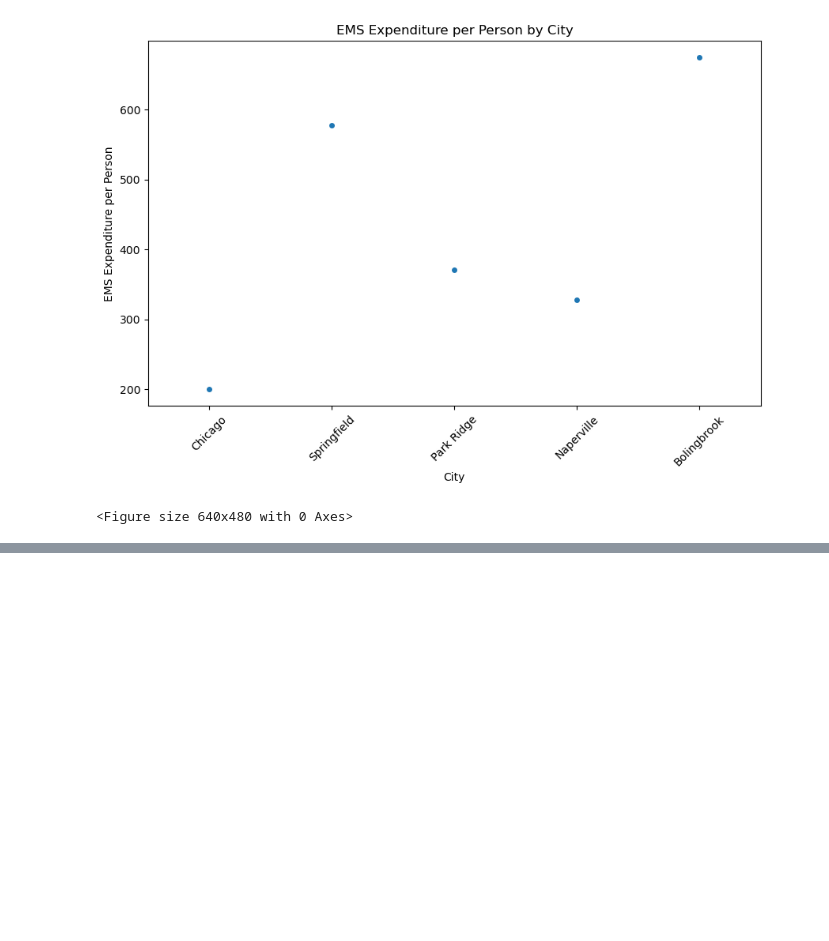
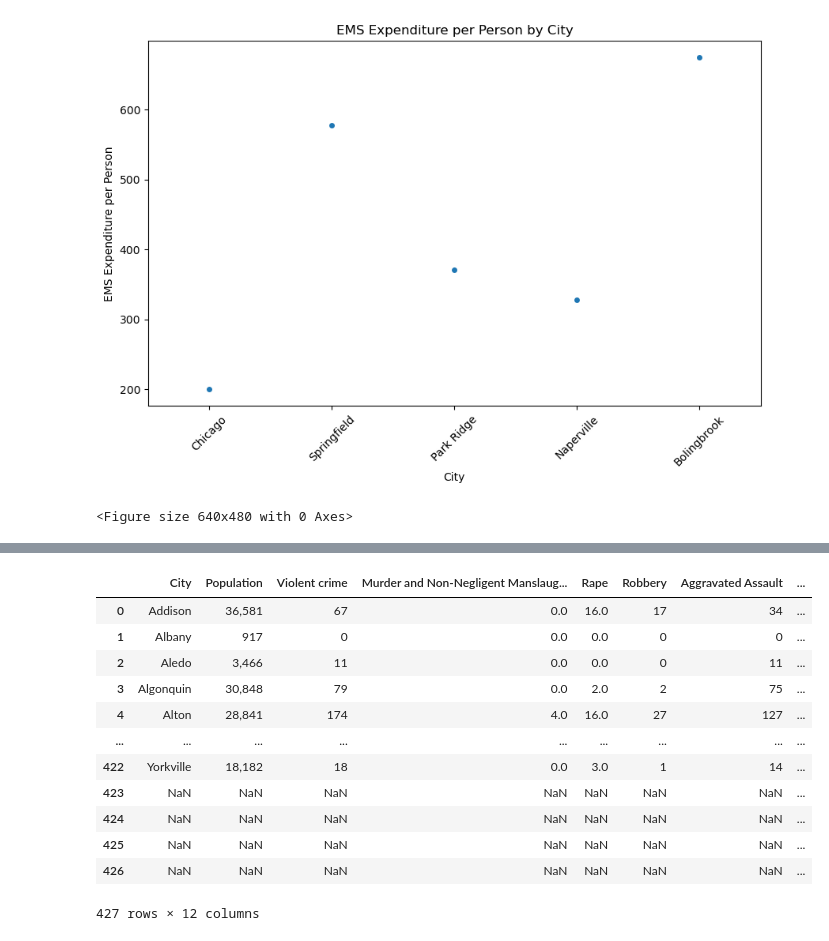
Before and after one commit to Expopanda/Project_1, a Jupyter notebook: master_analysis.ipynb, the cells around one changed output, grey strips where cells are left out. Drawn from its saved outputs; the diff is of its cells as text; code cells hidden in the pictures; blank space fills up the shorter version.

```diff
--- a/master_analysis.ipynb
+++ b/master_analysis.ipynb
@@ -823,3 +825,44 @@ Naperville: 327.72971483119784
 Bolingbrook: 674.8591498817192
 [figure]
 <Figure size 640x480 with 0 Axes>
+# %%
+# import the state files
+file_1 = Path("../Project_1/Resources/FBI_2010_illinois_amended.csv")
+file_2 = Path("../Project_1/Resources/FBI_2011_illinois_amended.csv")
+file_3 = Path("../Project_1/Resources/FBI_2012_illinois_amended.csv")
+file_4 = Path("../Project_1/Resources/FBI_2013_illinois_amended.csv")
+file_5 = Path("../Project_1/Resources/FBI_2014_illinois_amended.csv")
+file_6 = Path("../Project_1/Resources/FBI_2015_illinois_amended.csv")
+file_7 = Path("../Project_1/Resources/FBI_2016_illinois_amended.csv")
+file_8 = Path("../Project_1/Resources/FBI_2017_illinois_amended.csv")
+file_9 = Path("../Project_1/Resources/FBI_2018_illinois_amended.csv")
+file_10 = Path("../Project_1/Resources/FBI_2019_illinois_amended.csv")
+
+# Read the CSV files into a DataFrame
+data_file_1 = pd.read_csv(file_1)
+data_file_2 = pd.read_csv(file_2)
+data_file_3 = pd.read_csv(file_3)
+data_file_4 = pd.read_csv(file_4)
+data_file_5 = pd.read_csv(file_5)
+data_file_6 = pd.read_csv(file_6)
+data_file_7 = pd.read_csv(file_7)
+data_file_8 = pd.read_csv(file_8)
+data_file_9 = pd.read_csv(file_9)
+data_file_10 = pd.read_csv(file_10)
+
+# Remove noisy columns
+columns =['City','Population','Violent crime',	'Murder and Non-Negligent Manslaughter', 'Rape', 'Robbery',	'Aggravated Assault',
+         'Property Crime',	'Burglary',	'Larceny-theft', 'Motor vehicle theft',	'Arson']
+data_file_1 =data_file_1[columns]
+data_file_2 =data_file_2[columns]
+data_file_3 =data_file_3[columns]
+data_file_4 =data_file_4[columns]
+data_file_5 =data_file_5[columns]
+data_file_6 =data_file_6[columns]
+data_file_7 =data_file_7[columns]
+data_file_8 =data_file_8[columns]
+data_file_9 =data_file_9[columns]
+data_file_10 =data_file_10[columns]
+
+# Print the resulting DataFrame
+data_file_10.head()
@@ -825,0 +876,16 @@ Bolingbrook: 674.8591498817192
+# %%
+data_file_1
+# %% [output]
+|  | City | Population | Violent crime | Murder and Non-Negligent Manslaug... | Rape | Robbery | Aggravated Assault | ... |
+| 0 | Addison | 36,581 | 67 | 0.0 | 16.0 | 17 | 34 | ... |
+| 1 | Albany | 917 | 0 | 0.0 | 0.0 | 0 | 0 | ... |
+| 2 | Aledo | 3,466 | 11 | 0.0 | 0.0 | 0 | 11 | ... |
+| 3 | Algonquin | 30,848 | 79 | 0.0 | 2.0 | 2 | 75 | ... |
+| 4 | Alton | 28,841 | 174 | 4.0 | 16.0 | 27 | 127 | ... |
+| ... | ... | ... | ... | ... | ... | ... | ... | ... |
+| 422 | Yorkville | 18,182 | 18 | 0.0 | 3.0 | 1 | 14 | ... |
+| 423 | NaN | NaN | NaN | NaN | NaN | NaN | NaN | ... |
+| 424 | NaN | NaN | NaN | NaN | NaN | NaN | NaN | ... |
+| 425 | NaN | NaN | NaN | NaN | NaN | NaN | NaN | ... |
+| 426 | NaN | NaN | NaN | NaN | NaN | NaN | NaN | ... |
+427 rows × 12 columns
```
Also changed, not shown: parts of 20 cells of this notebook.
